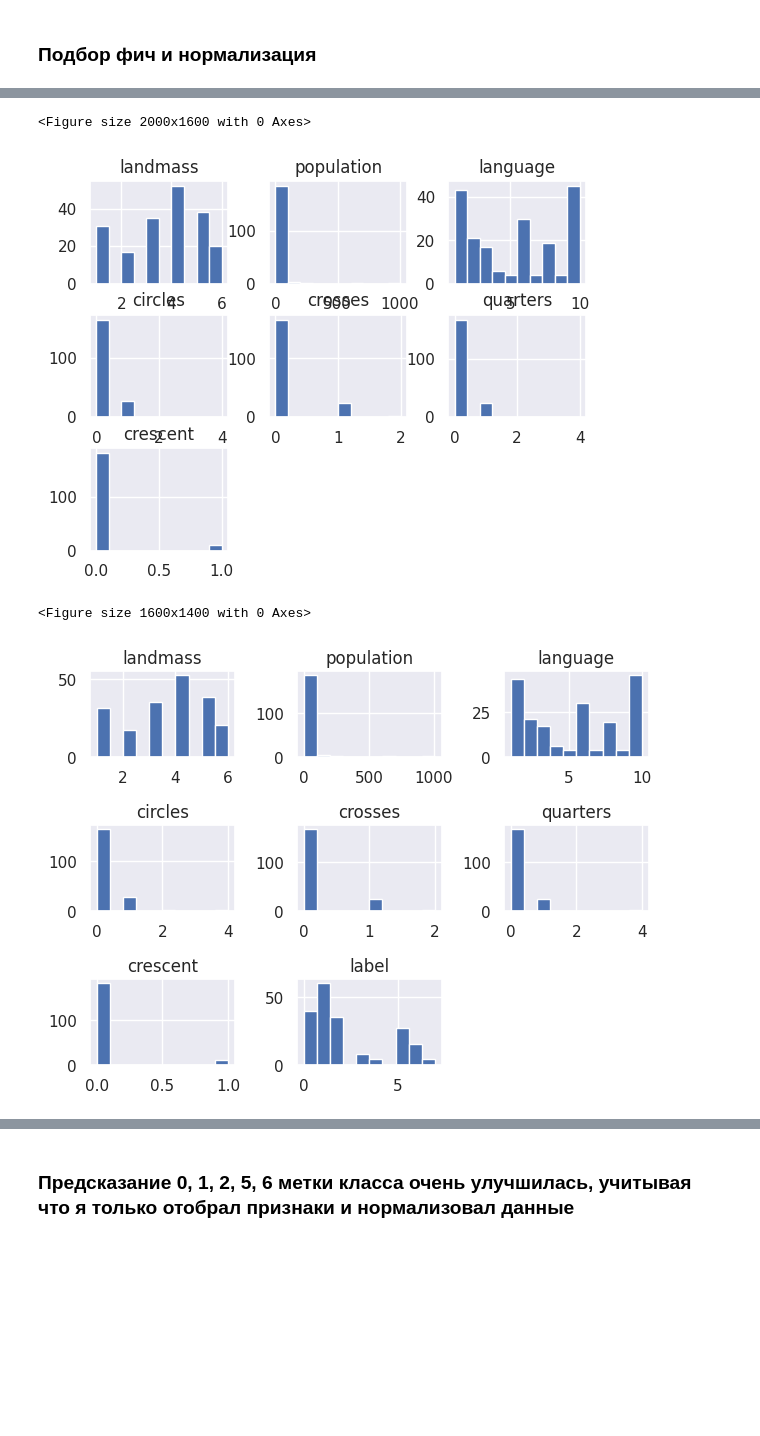
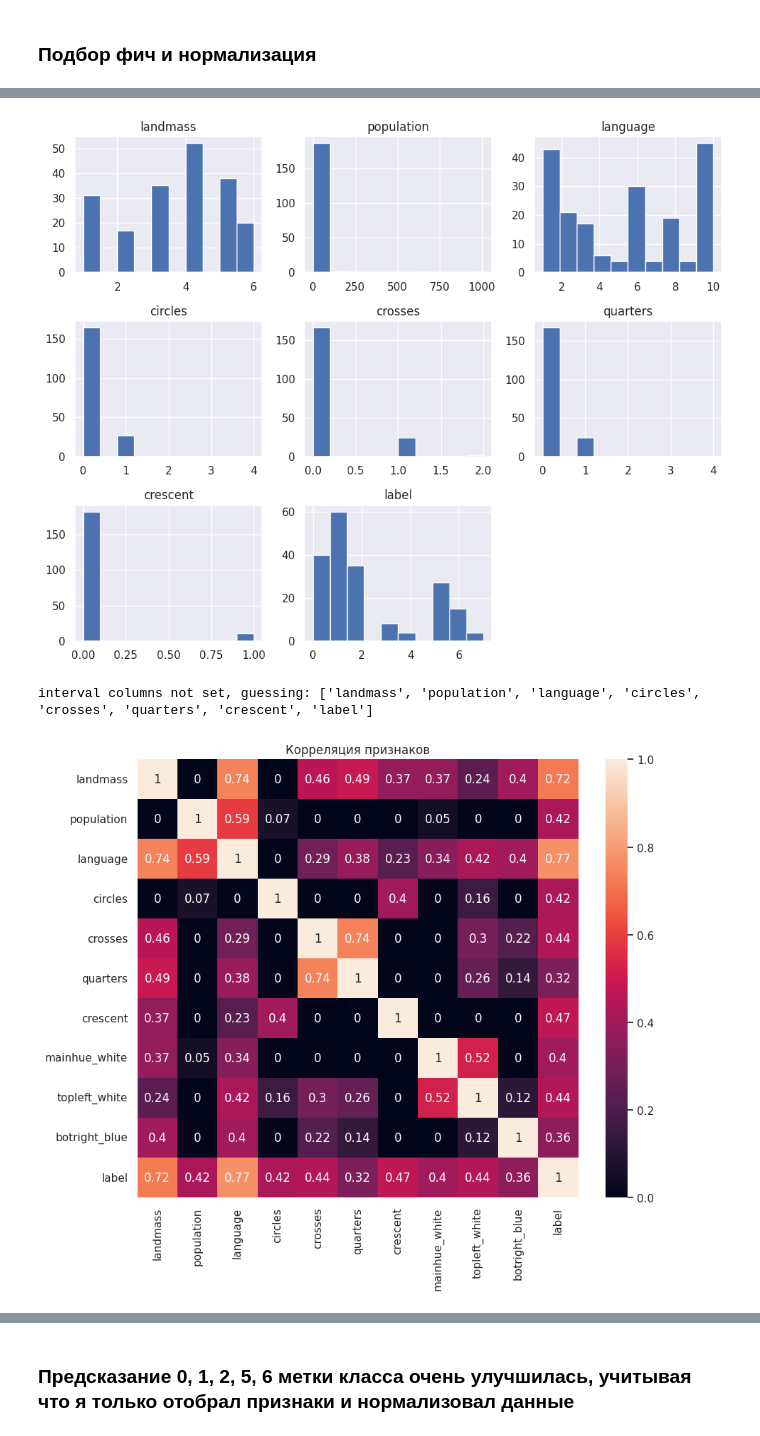
Before and after one commit to NeZorinEgor/FlagsUCI-MLR, a Jupyter notebook: flags.ipynb, the cells around one changed output, grey strips where cells are left out. Saved outputs shown, nothing was run; the diff lists cells and outputs as text; code cells hidden in the pictures; blank space fills up the shorter version.

```diff
--- a/flags.ipynb
+++ b/flags.ipynb
@@ -26,8 +30,9 @@ features_names = [
     "saltires", "quarters", "sunstars", "crescent", "triangle",
     "icon", "animate", "text", "topleft", "botright"
 ]
+
 # DataFrame
-flags_df = pd.read_csv("flag.data", )
+flags_df = pd.read_csv("flag.csv")
 flags_df.columns = columns=features_names
 flags_df = flags_df.drop(columns="name")   # название страны не поможет в построении обобщающей модели
 flags_df["label"] = flags_df["religion"]
@@ -110,7 +113,7 @@ memory usage: 43.9+ KB
 # %%
-test = flags_df.copy()
-test = pd.get_dummies(test)
-test.head()
+unchanged_df = flags_df.copy()
+unchanged_df = pd.get_dummies(unchanged_df)
+unchanged_df.head()
 # %% [output]
 |  | landmass | zone | area | population | language | bars | stripes | colours | red | green | ... |
 | 0 | 3 | 1 | 29 | 3 | 6 | 0 | 0 | 3 | 1 | 0 | ... |
@@ -179,17 +177,19 @@ sfs = SequentialFeatureSelector(new_model, n_features_to_select=10, cv=5, n_jobs
 # %%
-plt.figure(figsize=(20, 16))
-test[['landmass', 'population', 'language', 'circles', 'crosses', 'quarters', 'crescent', 'mainhue_white', 'topleft_white', 'botright_blue']].hist()
+unchanged_df[['landmass', 'population', 'language', 'circles', 'crosses', 'quarters', 'crescent', 'mainhue_white', 'topleft_white', 'botright_blue', 'label']].hist(figsize=(10, 8))
+plt.tight_layout()
 plt.show()
 # %% [output]
-<Figure size 2000x1600 with 0 Axes>
-[figure, old version]
+[figure, new version]
 # %%
-plt.figure(figsize=(16, 14))
-test[['landmass', 'population', 'language', 'circles', 'crosses', 'quarters', 'crescent', 'mainhue_white', 'topleft_white', 'botright_blue', 'label']].hist()
-plt.tight_layout()
+plt.figure(figsize=(10, 8))
+plt.title("Корреляция признаков")
+sns.heatmap(
+    unchanged_df[['landmass', 'population', 'language', 'circles', 'crosses', 'quarters', 'crescent', 'mainhue_white', 'topleft_white', 'botright_blue', 'label']].phik_matrix().round(2),
+    annot=True
+)
 plt.show()
 # %% [output]
-<Figure size 1600x1400 with 0 Axes>
+interval columns not set, guessing: ['landmass', 'population', 'language', 'circles', 'crosses', 'quarters', 'crescent', 'label']
-[figure, old version]
+[figure, new version]
 # %%
 get_classifier_report(
```
Also changed, not shown: parts of 30 cells of this notebook.
